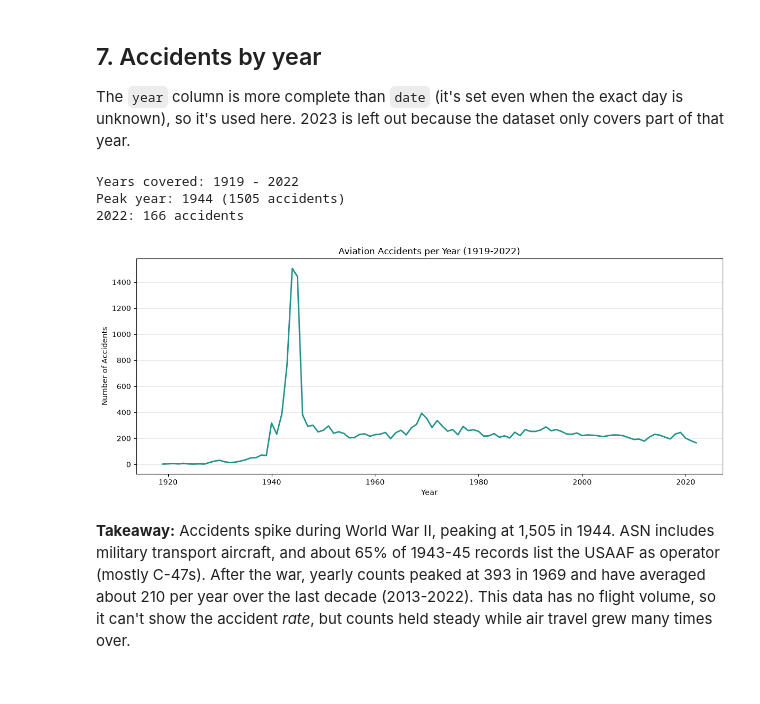
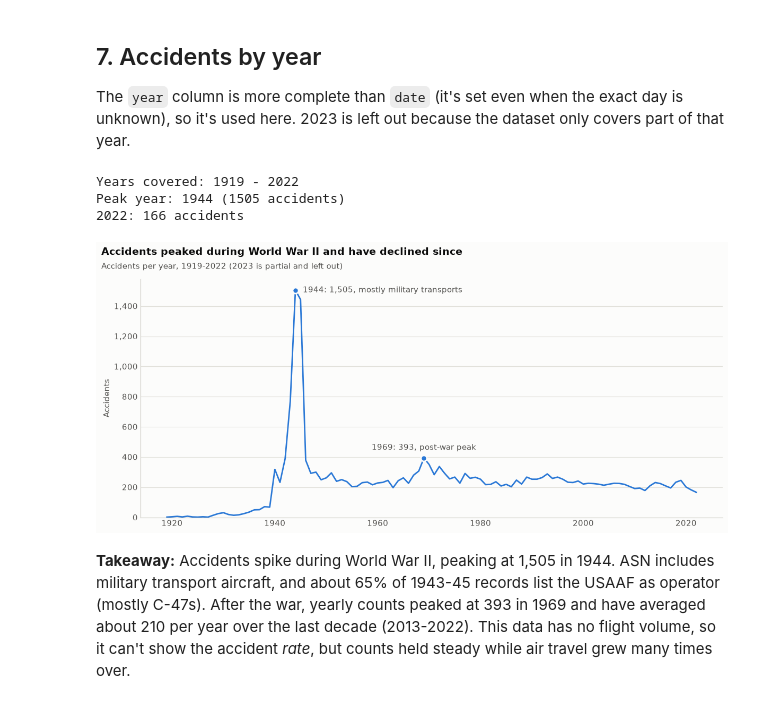
Before and after one commit to theamanali/civil-aviation-accident-analysis, a Jupyter notebook: analysis.ipynb, the cells around one changed output. Saved outputs shown, nothing was run; the diff lists cells and outputs as text; code cells hidden in the pictures.

```diff
--- a/analysis.ipynb
+++ b/analysis.ipynb
@@ -354,25 +404,30 @@ The `year` column is more complete than `date` (it's set even when the exact day
 # %%
 years = pd.to_numeric(aviation_data["year"], errors="coerce").dropna().astype(int)
 accidents_per_year = years[years < 2023].value_counts().sort_index()
 
 peak_year = accidents_per_year.idxmax()
 print(f"Years covered: {accidents_per_year.index.min()} - {accidents_per_year.index.max()}")
 print(f"Peak year: {peak_year} ({accidents_per_year.max()} accidents)")
 print(f"2022: {accidents_per_year[2022]} accidents")
 
-plt.figure(figsize=(12, 5))
-plt.plot(accidents_per_year.index, accidents_per_year.values, color=sns.color_palette("viridis", 1)[0], linewidth=2)
-plt.title("Aviation Accidents per Year (1919-2022)")
-plt.xlabel("Year")
-plt.ylabel("Number of Accidents")
-plt.grid(axis="y", alpha=0.3)
+postwar_peak = accidents_per_year.loc[1950:].idxmax()
+
+fig, ax = plt.subplots(figsize=(12, 5))
+ax.plot(accidents_per_year.index, accidents_per_year.values, color=BLUE)
+ax.set_ylabel("Accidents")
+ax.yaxis.set_major_formatter(THOUSANDS)
+ax.set_ylim(bottom=0)
+ax.grid(axis="x", visible=False)
+mark_point(ax, peak_year, accidents_per_year[peak_year], f"{peak_year}: {accidents_per_year[peak_year]:,}, mostly military transports")
+mark_point(ax, postwar_peak, accidents_per_year[postwar_peak], f"{postwar_peak}: {accidents_per_year[postwar_peak]}, post-war peak", offset=(0, 14), ha="center")
 plt.tight_layout()
+add_titles(fig, "Accidents peaked during World War II and have declined since", "Accidents per year, 1919-2022 (2023 is partial and left out)")
 plt.show()
 # %% [output]
 Years covered: 1919 - 2022
 Peak year: 1944 (1505 accidents)
 2022: 166 accidents
-[figure, old version]
+[figure, new version]
 # %% [markdown]
 **Takeaway:** Accidents spike during World War II, peaking at 1,505 in 1944. ASN includes military transport aircraft, and about 65% of 1943-45 records list the USAAF as operator (mostly C-47s). After the war, yearly counts peaked at 393 in 1969 and have averaged about 210 per year over the last decade (2013-2022). This data has no flight volume, so it can't show the accident *rate*, but counts held steady while air travel grew many times over.
 # %% [markdown]
```
Also changed, not shown: parts of 26 cells of this notebook, 7 other files.
